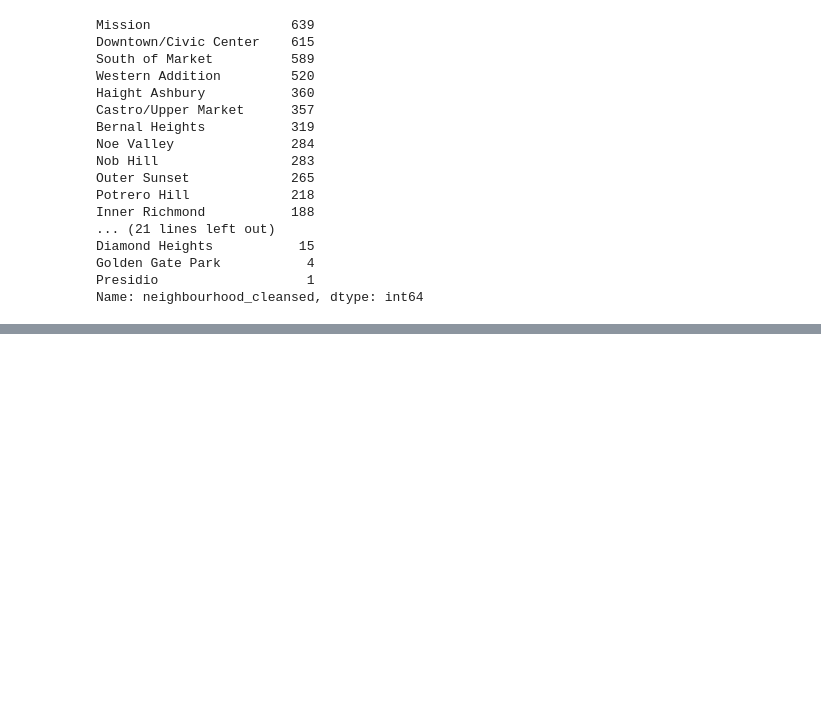
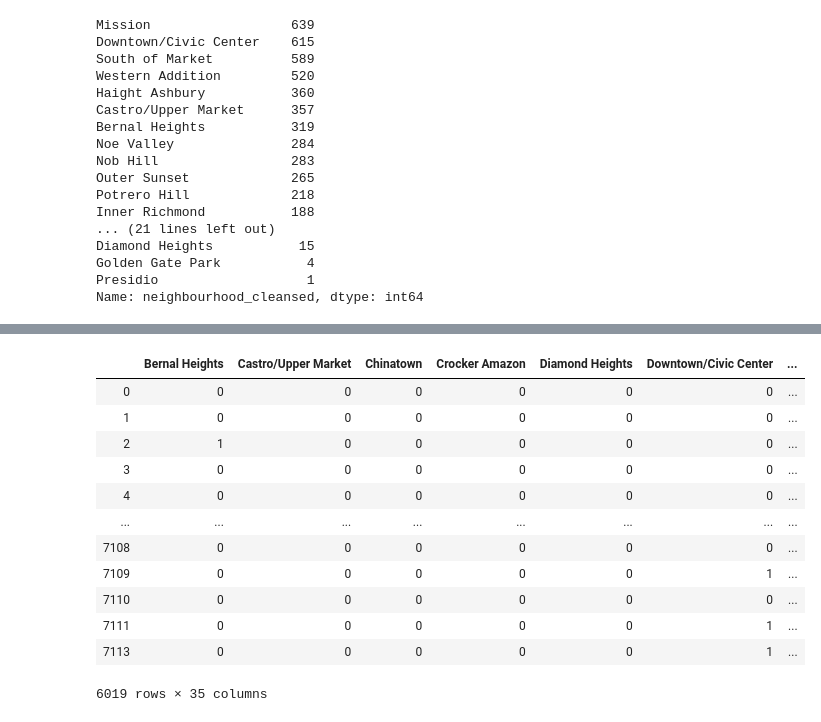
Before and after one commit to CaryMosley/Mod2Project, a Jupyter notebook: AirbnbEDA.ipynb, the cells around one changed output, grey strips where cells are left out. Cells and saved outputs as stored; diff of their text form; code cells hidden in the pictures; blank space fills up the shorter version.

```diff
--- a/AirbnbEDA.ipynb
+++ b/AirbnbEDA.ipynb
@@ -498,9 +497,5 @@ Hut                      1
 Name: property_type, dtype: int64
-# %%
-df.drop(df[(df.property_type=='Hut') | (df.property_type=='In-law') | (df.property_type=='Dome house')].index,inplace = True)
-df.drop(df[(df.property_type=='Camper/RV') | (df.property_type=='Earth house') | (df.property_type=='Tiny house')].index,inplace = True)
-df.drop(df[(df.property_type=='Cabin') | (df.property_type=='Villa') | (df.property_type=='Castle')].index,inplace = True)
-df.drop(df[(df.property_type=='Cottage') | (df.property_type=='Resort') | (df.property_type=='Aparthotel')].index,inplace = True)
-df.drop(df[(df.property_type=='Bungalow') | (df.property_type=='Other') | (df.property_type=='Guesthouse')].index,inplace = True)
-df.drop(df[(df.property_type=='Hostel') | (df.property_type=='Loft') | (df.property_type=='Bed and breakfast')].index,inplace = True)
+# %%
+df2 = df[(df['property_type'] == 'Apartment') | (df['property_type'] == 'House') | (df['property_type'] == 'Condominium') |(df['property_type'] == 'Guest suite')]
+df2.drop(df2[(df2.room_type=='Shared room')].index,inplace = True)
 # %%
@@ -525 +514,5 @@ Hotel room          184
 Name: room_type, dtype: int64
+# %%
+dummies_prop = pd.get_dummies(df2['property_type'], drop_first=True)
+dummies_room= pd.get_dummies(df2['room_type'], drop_first=True)
+dummies_nghb= pd.get_dummies(df2['neighbourhood_cleansed'], drop_first=True)
@@ -525,0 +551,16 @@ Name: room_type, dtype: int64
+# %%
+dummies_nghb
+# %% [output]
+|  | Bernal Heights | Castro/Upper Market | Chinatown | Crocker Amazon | Diamond Heights | Downtown/Civic Center | ... |
+| 0 | 0 | 0 | 0 | 0 | 0 | 0 | ... |
+| 1 | 0 | 0 | 0 | 0 | 0 | 0 | ... |
+| 2 | 1 | 0 | 0 | 0 | 0 | 0 | ... |
+| 3 | 0 | 0 | 0 | 0 | 0 | 0 | ... |
+| 4 | 0 | 0 | 0 | 0 | 0 | 0 | ... |
+| ... | ... | ... | ... | ... | ... | ... | ... |
+| 7108 | 0 | 0 | 0 | 0 | 0 | 0 | ... |
+| 7109 | 0 | 0 | 0 | 0 | 0 | 1 | ... |
+| 7110 | 0 | 0 | 0 | 0 | 0 | 0 | ... |
+| 7111 | 0 | 0 | 0 | 0 | 0 | 1 | ... |
+| 7113 | 0 | 0 | 0 | 0 | 0 | 1 | ... |
+6019 rows × 35 columns
```
Also changed, not shown: parts of 8 cells of this notebook.
